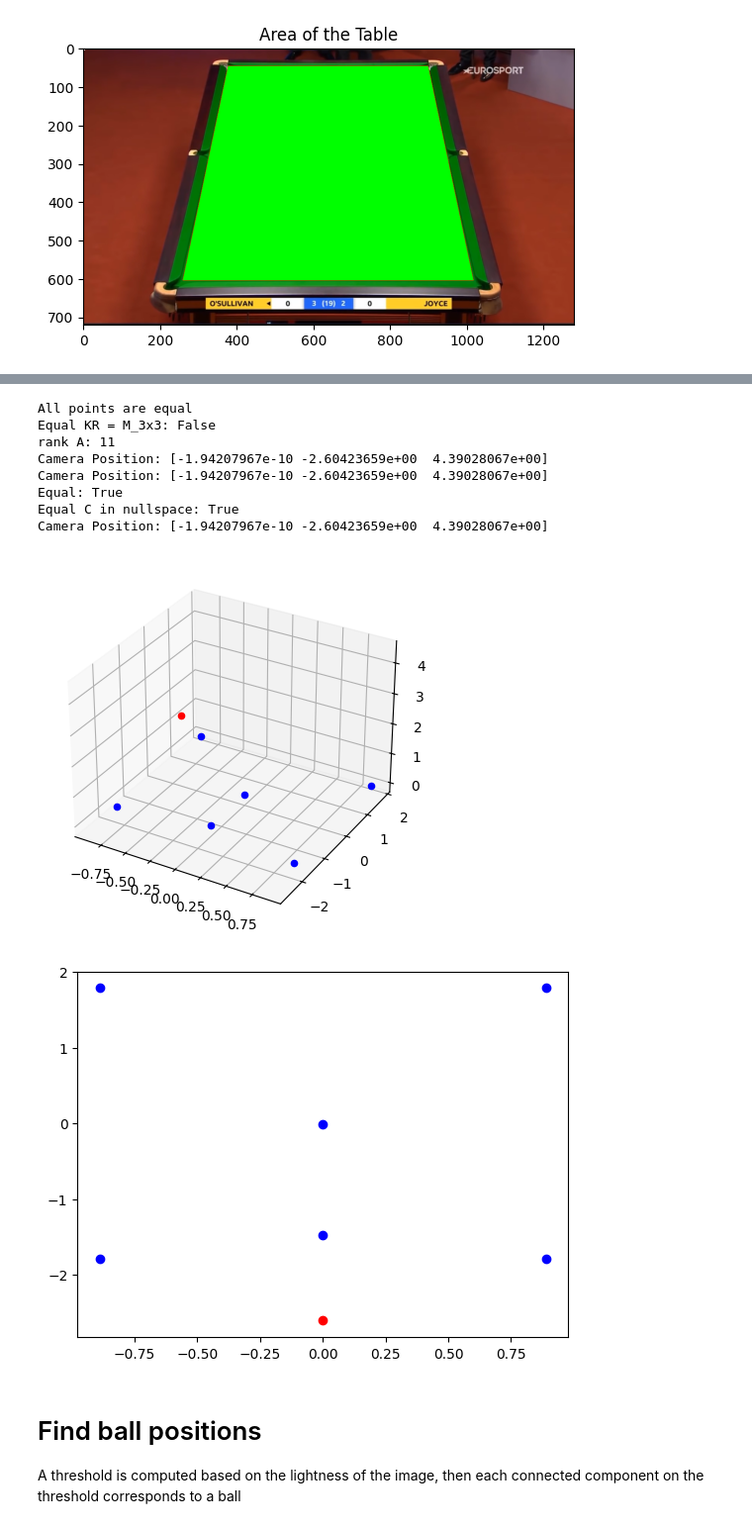
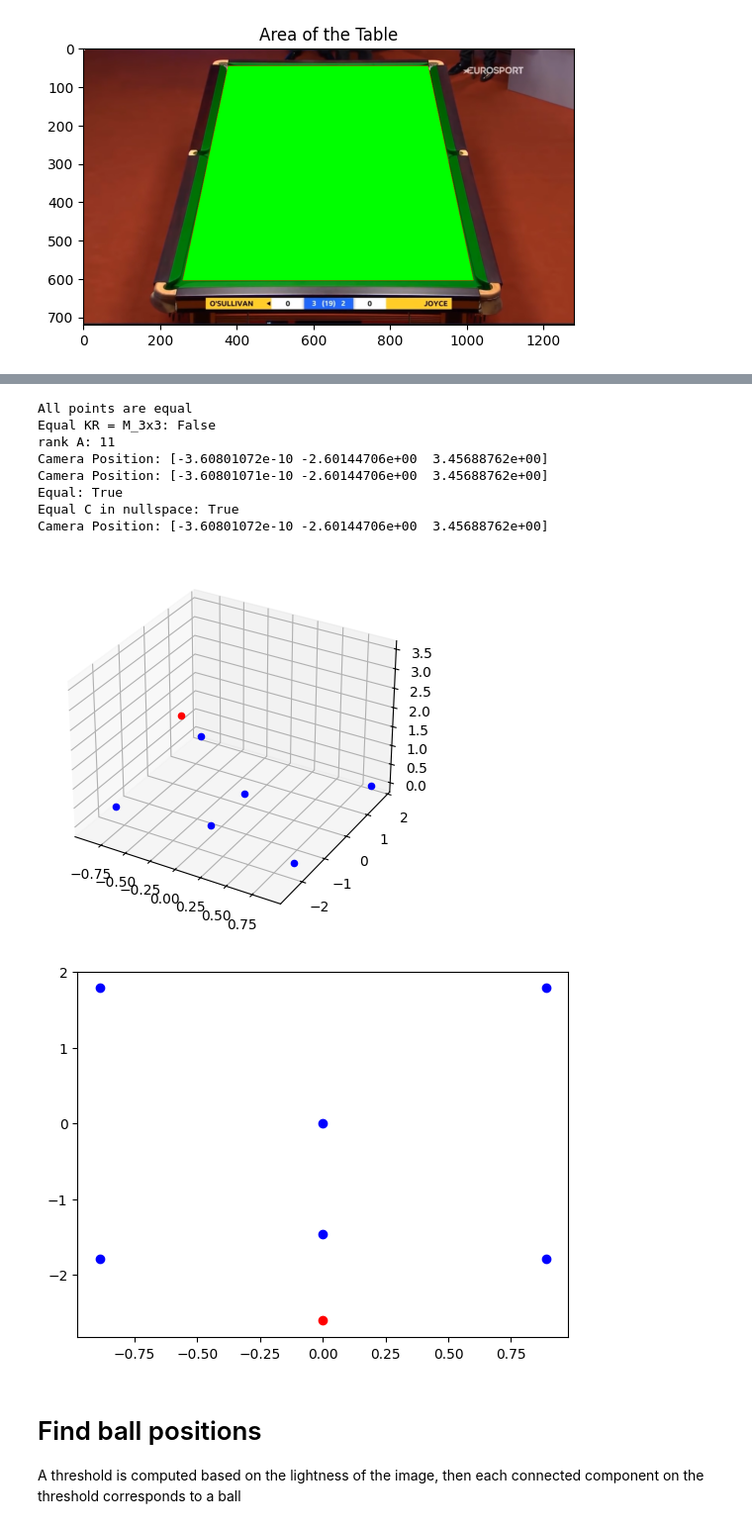
Before and after one commit to SamuelCorecco/Computer_Vision_Project, a Jupyter notebook: Task2.ipynb, the cells around one changed output, grey strips where cells are left out. Shown at 99% size. Saved outputs shown, nothing was run; the diff lists cells and outputs as text; code cells hidden in the pictures.

```diff
--- a/Task2.ipynb
+++ b/Task2.ipynb
@@ -715,9 +715,12 @@ world_coords = np.array([
 
 pixel_coords = apply_transformation_to_points(world_coords, M)
 
-# change y of pixel_coords[3] an pixel_coords[0] + 5 pixel
+# change y of pixel_coords[3] an pixel_coords[0] + 5 pixel this is because top corner are not so perfect and DLT is sensitive small error
 pixel_coords[3][1] = pixel_coords[3][1] + 5
 pixel_coords[0][1] = pixel_coords[0][1] + 5
+# also ball, we have a pint not perfect in center so we correct the y
+pixel_coords[2][1] = pixel_coords[2][1] - 3
+pixel_coords[1][1] = pixel_coords[1][1] - 3
 
 # plot on the image the points
 output_image = image_rgb.copy()
@@ -735,12 +738,13 @@ TRABLE_HEIGHT =0.0 # 0.8
 
 world_coords_3d = np.array([
     [A_2[0], A_2[1], TRABLE_HEIGHT],
-    [B_2[0], B_2[1]+0.01, TRABLE_HEIGHT + 0.05],
-    [C_2[0], C_2[1]+0.01, TRABLE_HEIGHT+ 0.05],
+    [B_2[0], B_2[1], TRABLE_HEIGHT + 0.02625*2],
+    [C_2[0], C_2[1], TRABLE_HEIGHT+ 0.02625*2],
     [D_2[0], D_2[1], TRABLE_HEIGHT],
     [A[0], A[1], TRABLE_HEIGHT],
     [B[0], B[1], TRABLE_HEIGHT],
 ])
+
 
 # spe 2.5 center of the table x and y for 2d and 3d and flip the y axis
 
@@ -891,37 +895,37 @@ if DEBUG:
 print(f'Camera Position: {C}')
 
 # plot in 3D
 
 from mpl_toolkits.mplot3d import Axes3D
 
 fig = plt.figure()
 ax = fig.add_subplot(111, projection='3d')
 
 # plot the camera position and world coordinates
 ax.scatter(C[0], C[1], C[2], c='r', marker='o')
 for i in range(len(world_coords_3d)):
     ax.scatter(world_coords_3d[i][0], world_coords_3d[i][1], world_coords_3d[i][2], c='b', marker='o')
 
 plt.show()
 
 # show only x and y in 2D
 fig, ax = plt.subplots()
 ax.scatter(C[0], C[1], c='r', marker='o')
 for i in range(len(world_coords_3d)):
     ax.scatter(world_coords_3d[i][0], world_coords_3d[i][1], c='b', marker='o')
 plt.show()
 # %% [output]
 [figure]
 [figure]
 All points are equal
 Equal KR = M_3x3: False
 rank A: 11
-Camera Position: [-1.94207967e-10 -2.60423659e+00  4.39028067e+00]
-Camera Position: [-1.94207967e-10 -2.60423659e+00  4.39028067e+00]
+Camera Position: [-3.60801072e-10 -2.60144706e+00  3.45688762e+00]
+Camera Position: [-3.60801071e-10 -2.60144706e+00  3.45688762e+00]
 Equal: True
 Equal C in nullspace: True
-Camera Position: [-1.94207967e-10 -2.60423659e+00  4.39028067e+00]
+Camera Position: [-3.60801072e-10 -2.60144706e+00  3.45688762e+00]
-[figure, old version]
+[figure, new version]
 [figure]
 # %% [markdown]
 # Find ball positions
```
